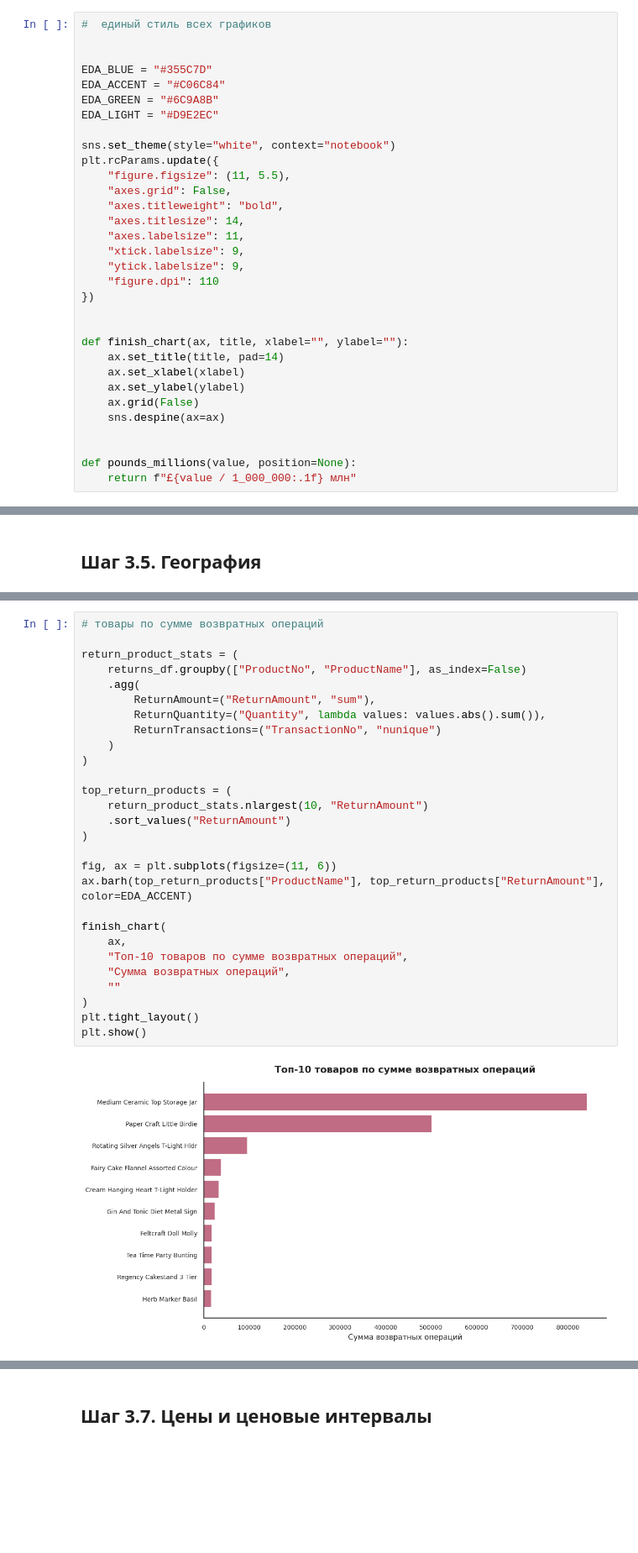
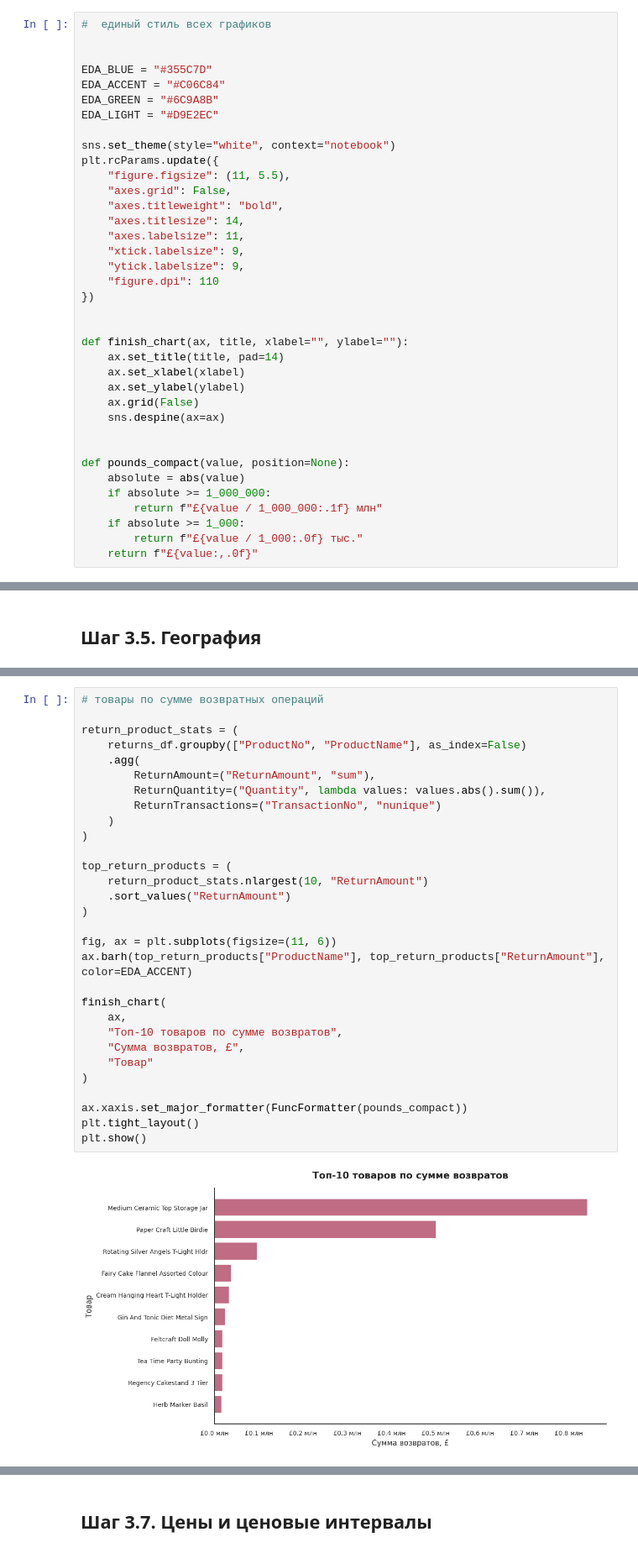
Before and after one commit to dazzens/dazzens, a Jupyter notebook: EDA_проект.ipynb, the cells around one changed output, grey strips where cells are left out. Shown at 84% size. Drawn from its saved outputs; the diff is of its cells as text; blank space fills up the shorter version.

```diff
--- a/EDA_проект.ipynb
+++ b/EDA_проект.ipynb
@@ -2002,5 +1740,10 @@ def finish_chart(ax, title, xlabel="", ylabel=""):
     sns.despine(ax=ax)
 
 
-def pounds_millions(value, position=None):
-    return f"£{value / 1_000_000:.1f} млн"
+def pounds_compact(value, position=None):
+    absolute = abs(value)
+    if absolute >= 1_000_000:
+        return f"£{value / 1_000_000:.1f} млн"
+    if absolute >= 1_000:
+        return f"£{value / 1_000:.0f} тыс."
+    return f"£{value:,.0f}"
@@ -2400,31 +2158,33 @@ plt.show()
 # %%
 # товары по сумме возвратных операций
 
 return_product_stats = (
     returns_df.groupby(["ProductNo", "ProductName"], as_index=False)
     .agg(
         ReturnAmount=("ReturnAmount", "sum"),
         ReturnQuantity=("Quantity", lambda values: values.abs().sum()),
         ReturnTransactions=("TransactionNo", "nunique")
     )
 )
 
 top_return_products = (
     return_product_stats.nlargest(10, "ReturnAmount")
     .sort_values("ReturnAmount")
 )
 
 fig, ax = plt.subplots(figsize=(11, 6))
 ax.barh(top_return_products["ProductName"], top_return_products["ReturnAmount"], color=EDA_ACCENT)
 
 finish_chart(
     ax,
-    "Топ-10 товаров по сумме возвратных операций",
-    "Сумма возвратных операций",
-    ""
+    "Топ-10 товаров по сумме возвратов",
+    "Сумма возвратов, £",
+    "Товар"
 )
+
+ax.xaxis.set_major_formatter(FuncFormatter(pounds_compact))
 plt.tight_layout()
 plt.show()
 # %% [output]
-[figure, old version]
+[figure, new version]
 # %% [markdown]
```
Also changed, not shown: parts of 111 cells of this notebook.
